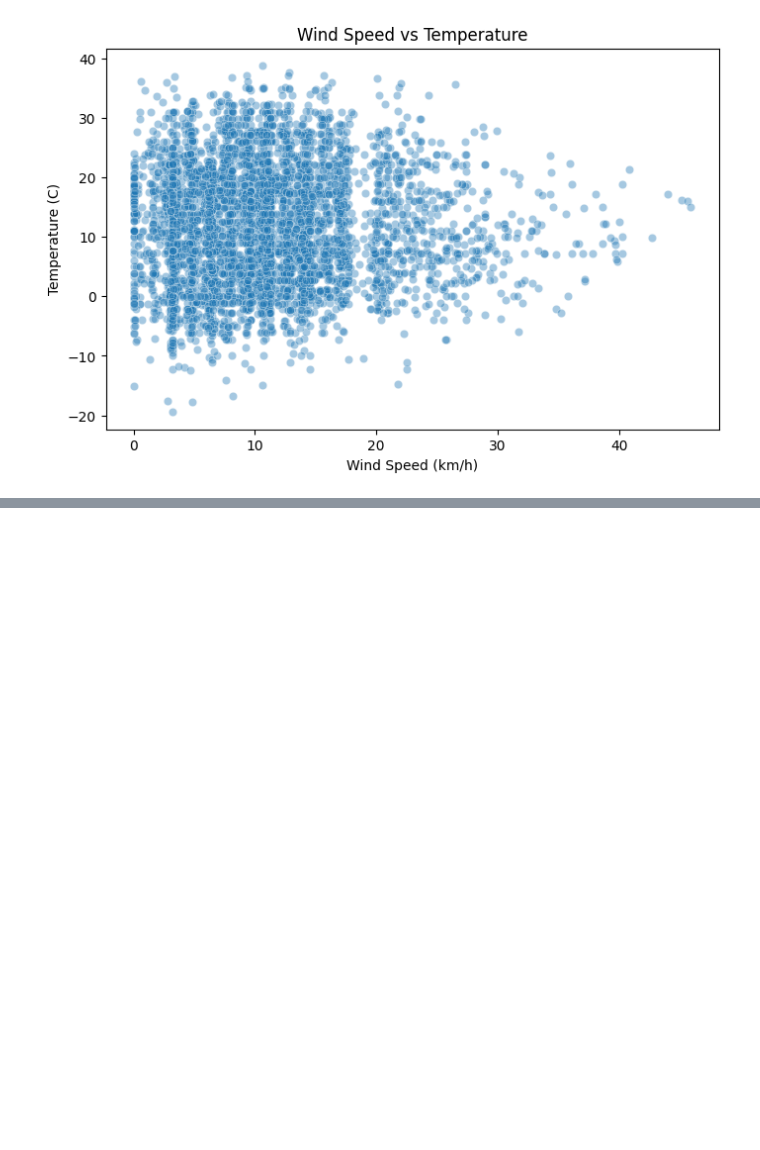
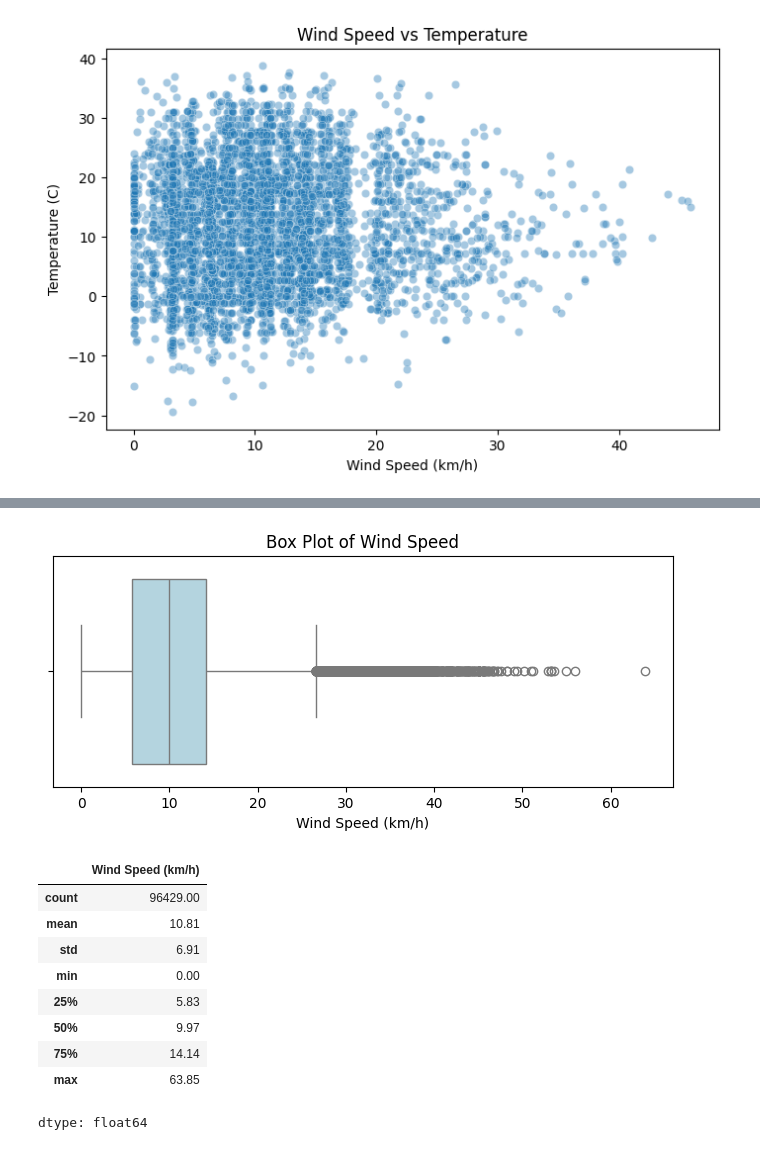
Before and after one commit to syeda-bisma05/weather-data-analysis, a Jupyter notebook: weather_analysis.ipynb, the cells around one changed output, grey strips where cells are left out. Saved outputs shown, nothing was run; the diff lists cells and outputs as text; code cells hidden in the pictures; blank space fills up the shorter version.

```diff
--- a/weather_analysis.ipynb
+++ b/weather_analysis.ipynb
@@ -496,0 +522,19 @@ plt.show()
+# %%
+plt.figure(figsize=(8, 3))
+sns.boxplot(x=df['Wind Speed (km/h)'], color='lightblue')
+plt.title('Box Plot of Wind Speed')
+plt.xlabel('Wind Speed (km/h)')
+plt.show()
+df['Wind Speed (km/h)'].describe().round(2)
+# %% [output]
+[figure, added]
+|  | Wind Speed (km/h) |
+| count | 96429.00 |
+| mean | 10.81 |
+| std | 6.91 |
+| min | 0.00 |
+| 25% | 5.83 |
+| 50% | 9.97 |
+| 75% | 14.14 |
+| max | 63.85 |
+dtype: float64
```
Also changed, not shown: parts of 10 cells of this notebook.
